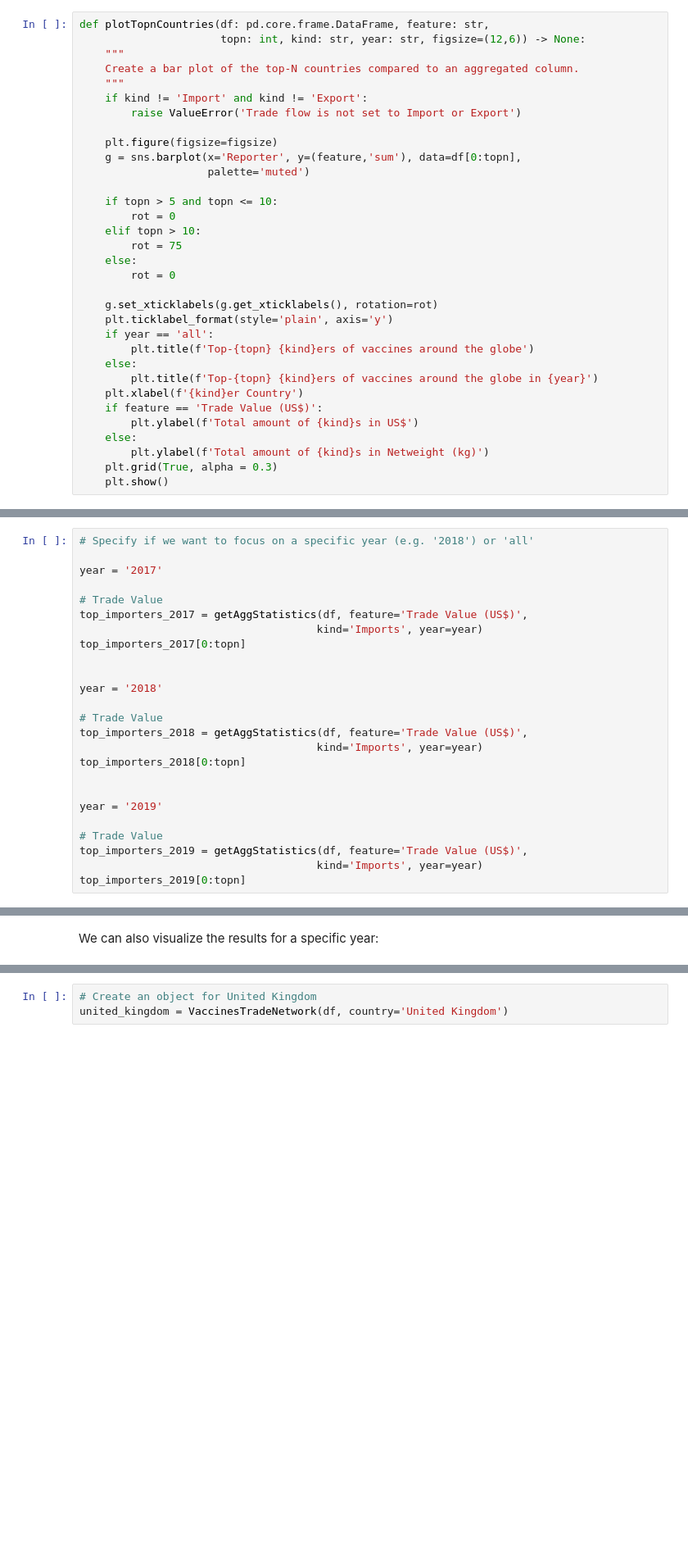
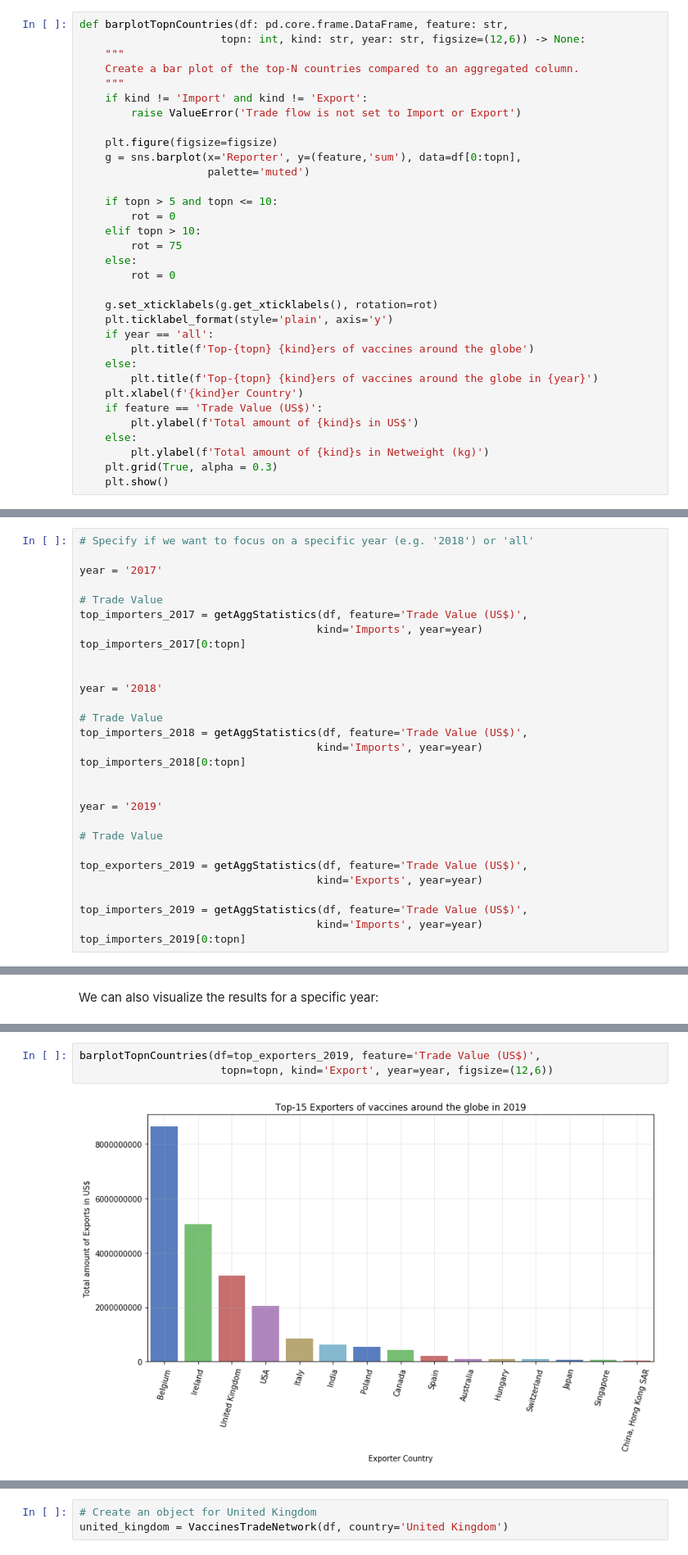
Before and after one commit to gpsyrou/Vaccines_Trade_Network, a Jupyter notebook: Jupyter_Notebooks/Vaccines_Network_JN.ipynb, the cells around one changed output, grey strips where cells are left out. Shown at 82% size. Cells and saved outputs as stored; diff of their text form; blank space fills up the shorter version.

```diff
--- a/Jupyter_Notebooks/Vaccines_Network_JN.ipynb
+++ b/Jupyter_Notebooks/Vaccines_Network_JN.ipynb
@@ -228,7 +228,7 @@ def getAggStatistics(df: pd.core.frame.DataFrame, feature: str,
 
     return df_sorted
 # %%
-def plotTopnCountries(df: pd.core.frame.DataFrame, feature: str,
+def barplotTopnCountries(df: pd.core.frame.DataFrame, feature: str,
                       topn: int, kind: str, year: str, figsize=(12,6)) -> None:
     """
     Create a bar plot of the top-N countries compared to an aggregated column.
@@ -286,6 +286,10 @@ top_importers_2018[0:topn]
 year = '2019'
 
 # Trade Value
+
+top_exporters_2019 = getAggStatistics(df, feature='Trade Value (US$)',
+                                     kind='Exports', year=year)
+
 top_importers_2019 = getAggStatistics(df, feature='Trade Value (US$)',
                                      kind='Imports', year=year)
 top_importers_2019[0:topn]
@@ -340,4 +344,9 @@ plotTopnCountries(df=top_importers_2019, feature='Trade Value (US$)',
                       topn=topn, kind='Import', year=year, figsize=(12,6))
 # %% [output]
 [figure]
+# %%
+barplotTopnCountries(df=top_exporters_2019, feature='Trade Value (US$)',
+                      topn=topn, kind='Export', year=year, figsize=(12,6))
+# %% [output]
+[figure, added]
 # %% [markdown]
```
Also changed, not shown: parts of 2 cells of this notebook, 1 other file.
